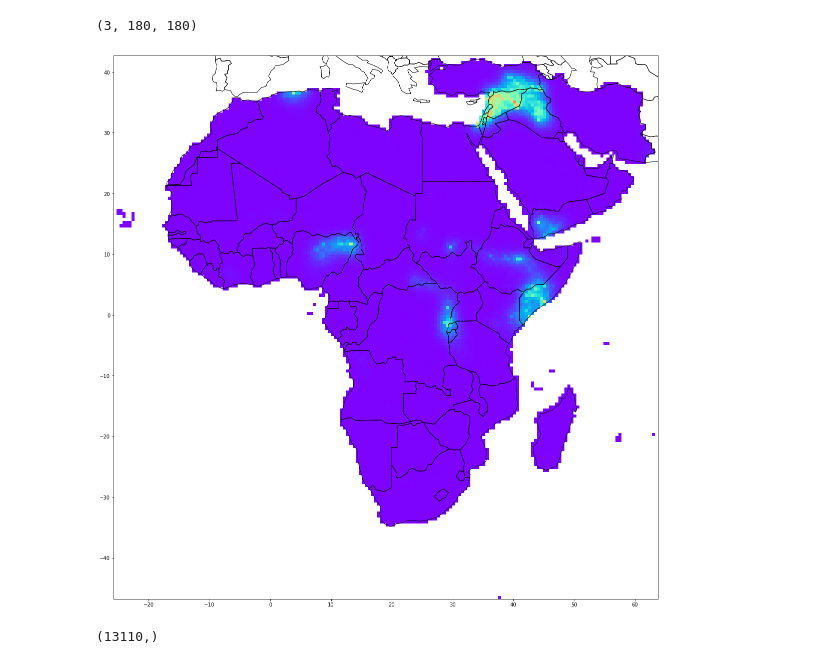
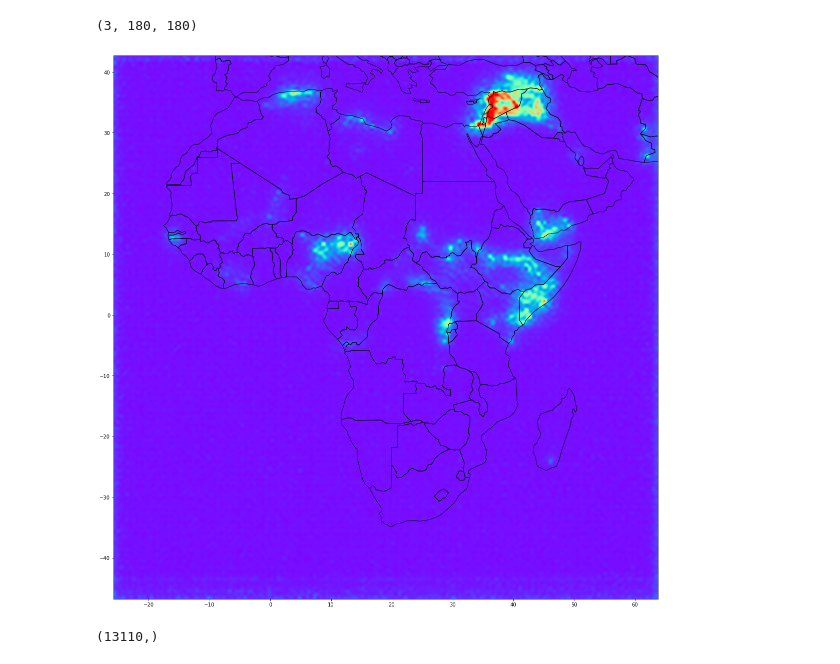
Before and after one commit to Polichinel/HydraNet_001, a Jupyter notebook: notebooks/plot_maps.ipynb, the cells around one changed output. Drawn from its saved outputs; the diff is of its cells as text; code cells hidden in the pictures.

Commit message:
More plots for article

```diff
--- a/notebooks/plot_maps.ipynb
+++ b/notebooks/plot_maps.ipynb
@@ -35,10 +38,10 @@ def get_data(test = False):
 
     return posterior_dict, views_vol
 # %%
-#NOT USED YET BELOW!!!!
+#NOT USED YET BELOW!!!!  (the last thing...)
 
 
-def discard_ME_cells(un_masked_matrix, feature):
+def discard_ME_cells(un_masked_matrix, views_vol, feature):
 
     # Hard coded...
     # For comparison with views 2020 where middle east is not included
@@ -74,16 +77,17 @@ out_of_sample_vol = posterior_dict['out_of_sample_vol']
 
 test_months = out_of_sample_vol.shape[1]
 
-mean_class_pred = np.array(posterior_list_class[test_months]).mean(axis=0)
-mean_pred = np.array(posterior_list[test_months]).mean(axis=0)
+#mean_class_pred = np.array(posterior_list_class[test_months]).mean(axis=0)
+#mean_pred = np.array(posterior_list[test_months]).mean(axis=0)
 
 #mean_class_pred = np.median(np.array(posterior_list_class[test_months]), axis=0)
 #mean_pred = np.median(np.array(posterior_list[test_months]), axis=0)
 
-#mean_class_pred = np.percentile(np.array(posterior_list_class[test_months]), 99.9, axis=0)
-#mean_pred = np.percentile(np.array(posterior_list[test_months]), 99.9, axis=0)
+mean_class_pred = np.percentile(np.array(posterior_list_class[test_months]), 99.9, axis=0)
+mean_pred = np.percentile(np.array(posterior_list[test_months]), 99.9, axis=0)
 
-masked_matrix = discard_ME_cells(mean_class_pred, 0)
+masked_matrix = discard_ME_cells(mean_class_pred, views_vol, 0)
+#masked_matrix = discard_ME_cells(mean_pred, 0)
 # %%
 mean_class_pred.shape
 # %% [output]
@@ -91,23 +97,25 @@ mean_class_pred.shape
 # %%
 
 extent = (-25.75, 63.75, -46.75, 42.75)
 
 # Create the figure and axis
 fig, ax = plt.subplots(figsize=(30, 20))
 
 # Plot the world map
 world.plot(ax=ax, color='none', edgecolor='black')
 
 # Set vmin and vmax for the image
 vmin = 0
 vmax = 1
 
+scaled_matrix = cv2.resize(masked_matrix, None, fx=10, fy=10, interpolation=cv2.INTER_LANCZOS4)
+ax.imshow(scaled_matrix, extent=extent, vmin=vmin, vmax=vmax, cmap='rainbow', alpha=1)
 
-ax.imshow(masked_matrix, extent=extent, vmin=vmin, vmax=vmax, cmap='rainbow', alpha=1)
+#ax.imshow(masked_matrix, extent=extent, vmin=vmin, vmax=vmax, cmap='rainbow', alpha=1)
 
 plt.show()
 # %% [output]
-[figure, old version]
+[figure, new version]
 # %%
 vector = masked_matrix.compressed()
 vector.shape
```
Also changed, not shown: parts of 7 cells of this notebook, 2 other files.
